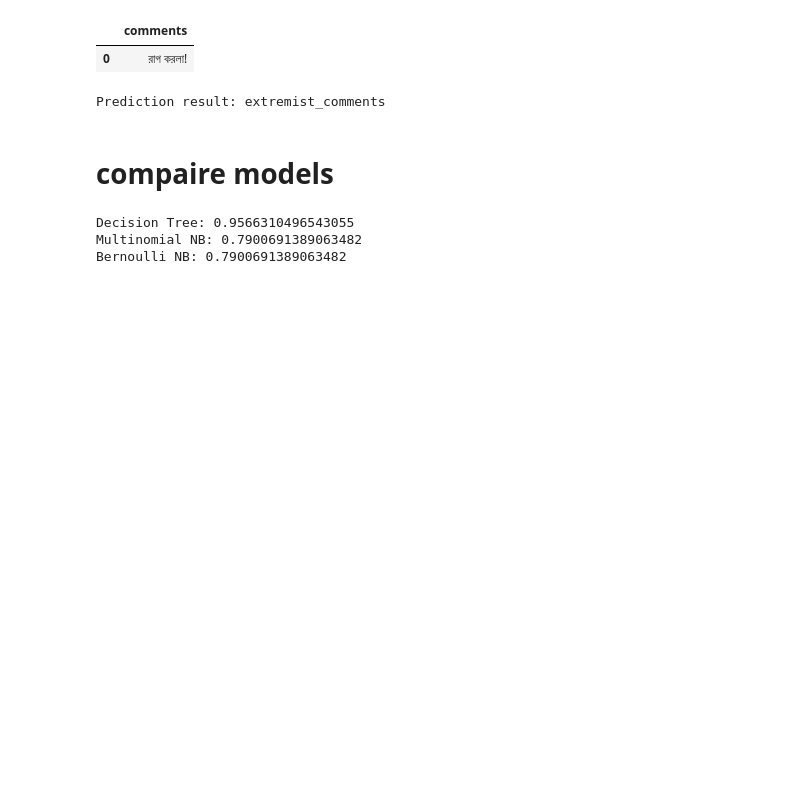
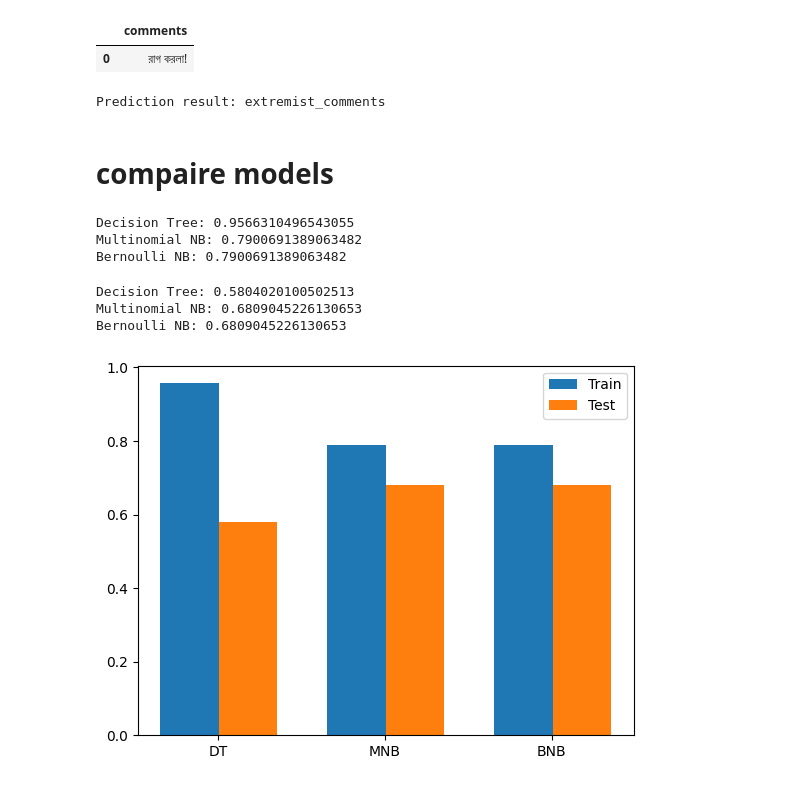
Before and after one commit to eshat69/bangla-extremist-comment-detection, a Jupyter notebook: banglanlp.ipynb, the cells around one changed output. Cells and saved outputs as stored; diff of their text form; code cells hidden in the pictures; blank space fills up the shorter version.

```diff
--- a/banglanlp.ipynb
+++ b/banglanlp.ipynb
@@ -559,3 +559,29 @@ print(f"Bernoulli NB: {bnb.score(xtrain_vec, y_train)}")
 Decision Tree: 0.9566310496543055
 Multinomial NB: 0.7900691389063482
 Bernoulli NB: 0.7900691389063482
+# %%
+print(f"Decision Tree: {dt.score(xtest_vec, y_test)}")
+print(f"Multinomial NB: {nb.score(xtest_vec, y_test)}")
+print(f"Bernoulli NB: {bnb.score(xtest_vec, y_test)}")
+# %% [output]
+Decision Tree: 0.5804020100502513
+Multinomial NB: 0.6809045226130653
+Bernoulli NB: 0.6809045226130653
+# %%
+import matplotlib.pyplot as plt
+
+# 1. Grab the scores
+train = [dt.score(xtrain_vec, y_train), nb.score(xtrain_vec, y_train), bnb.score(xtrain_vec, y_train)]
+test = [dt.score(xtest_vec, y_test), nb.score(xtest_vec, y_test), bnb.score(xtest_vec, y_test)]
+models = ['DT', 'MNB', 'BNB']
+
+# 2. Plot lines or simple bars
+plt.bar([0, 1, 2], train, width=0.35, label='Train')
+plt.bar([0.35, 1.35, 2.35], test, width=0.35, label='Test')
+
+# 3. Format & Show
+plt.xticks([0.17, 1.17, 2.17], models)
+plt.legend()
+plt.savefig('plot.png')
+# %% [output]
+[figure, added]
```
Also changed, not shown: 1 other file.
